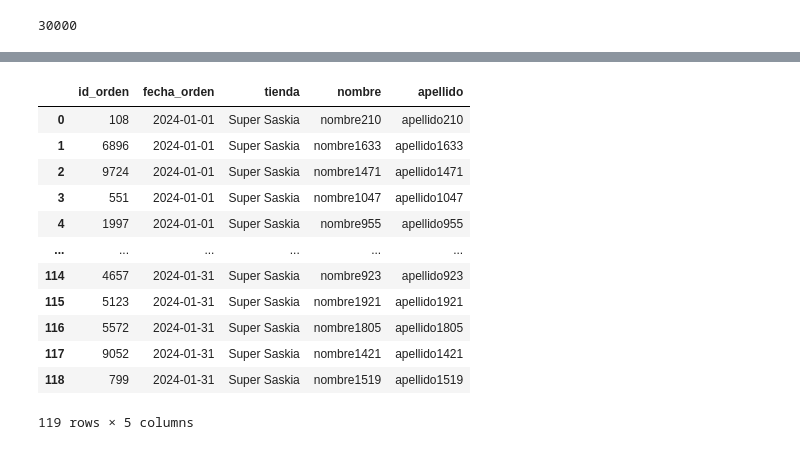
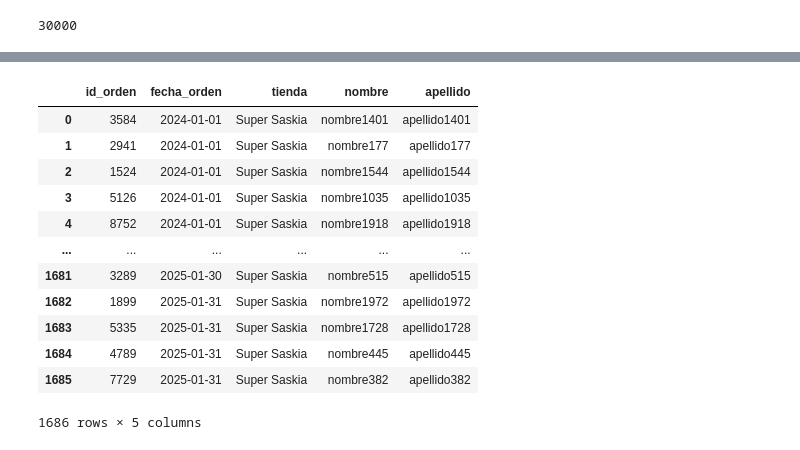
Before and after one commit to Noelia-MS/Ejercicios-Noelia, a Jupyter notebook: MOD04_SQL/m4_Noelia_Madrigal.ipynb, the cells around one changed output, grey strips where cells are left out. Cells and saved outputs as stored; diff of their text form; code cells hidden in the pictures.

```diff
--- a/MOD04_SQL/m4_Noelia_Madrigal.ipynb
+++ b/MOD04_SQL/m4_Noelia_Madrigal.ipynb
@@ -407,33 +405,33 @@ df5
 # %%
 # 6. Ordenes filtradas por fecha y tienda
 # Muestra todas las órdenes que se realizaron en un rango de fechas determinado
 # (ej.: del 1 de enero de 2025 al 31 de enero de 2025) y en una tienda específica.
 # Incluye datos de la tienda y del cliente.
 
 query6 = '''SELECT o.id_orden, o.fecha_orden, t.tienda, c.nombre, c.apellido
 FROM ordenes o
 INNER JOIN empleados e ON o.id_empleado = e.id_empleado
 INNER JOIN tiendas t ON t.id_tienda = e.id_tienda
 INNER JOIN clientes c ON c.id_cliente = o.id_cliente
-WHERE o.fecha_orden BETWEEN "2024-01-01" AND "2024-01-31" AND t.id_tienda = "3"
+WHERE o.fecha_orden BETWEEN "2024-01-01" AND "2025-01-31" AND t.id_tienda = "3"
 ORDER BY o.fecha_orden ASC;'''
 
 df6 = pd.read_sql_query(sql = query6, con = engine)
 df6
 # %% [output]
 |  | id_orden | fecha_orden | tienda | nombre | apellido |
-| 0 | 108 | 2024-01-01 | Super Saskia | nombre210 | apellido210 |
-| 1 | 6896 | 2024-01-01 | Super Saskia | nombre1633 | apellido1633 |
-| 2 | 9724 | 2024-01-01 | Super Saskia | nombre1471 | apellido1471 |
-| 3 | 551 | 2024-01-01 | Super Saskia | nombre1047 | apellido1047 |
-| 4 | 1997 | 2024-01-01 | Super Saskia | nombre955 | apellido955 |
+| 0 | 3584 | 2024-01-01 | Super Saskia | nombre1401 | apellido1401 |
+| 1 | 2941 | 2024-01-01 | Super Saskia | nombre177 | apellido177 |
+| 2 | 1524 | 2024-01-01 | Super Saskia | nombre1544 | apellido1544 |
+| 3 | 5126 | 2024-01-01 | Super Saskia | nombre1035 | apellido1035 |
+| 4 | 8752 | 2024-01-01 | Super Saskia | nombre1918 | apellido1918 |
 | ... | ... | ... | ... | ... | ... |
-| 114 | 4657 | 2024-01-31 | Super Saskia | nombre923 | apellido923 |
-| 115 | 5123 | 2024-01-31 | Super Saskia | nombre1921 | apellido1921 |
-| 116 | 5572 | 2024-01-31 | Super Saskia | nombre1805 | apellido1805 |
-| 117 | 9052 | 2024-01-31 | Super Saskia | nombre1421 | apellido1421 |
-| 118 | 799 | 2024-01-31 | Super Saskia | nombre1519 | apellido1519 |
+| 1681 | 3289 | 2025-01-30 | Super Saskia | nombre515 | apellido515 |
+| 1682 | 1899 | 2025-01-31 | Super Saskia | nombre1972 | apellido1972 |
+| 1683 | 5335 | 2025-01-31 | Super Saskia | nombre1728 | apellido1728 |
+| 1684 | 4789 | 2025-01-31 | Super Saskia | nombre445 | apellido445 |
+| 1685 | 7729 | 2025-01-31 | Super Saskia | nombre382 | apellido382 |
-119 rows × 5 columns
+1686 rows × 5 columns
 # %%
 # 7. Ranking de productos más vendidos en cada tienda
 # Para cada tienda, muestra los 3 productos más vendidos (en términos de cantidad total).
```
Also changed, not shown: parts of 12 cells of this notebook.
